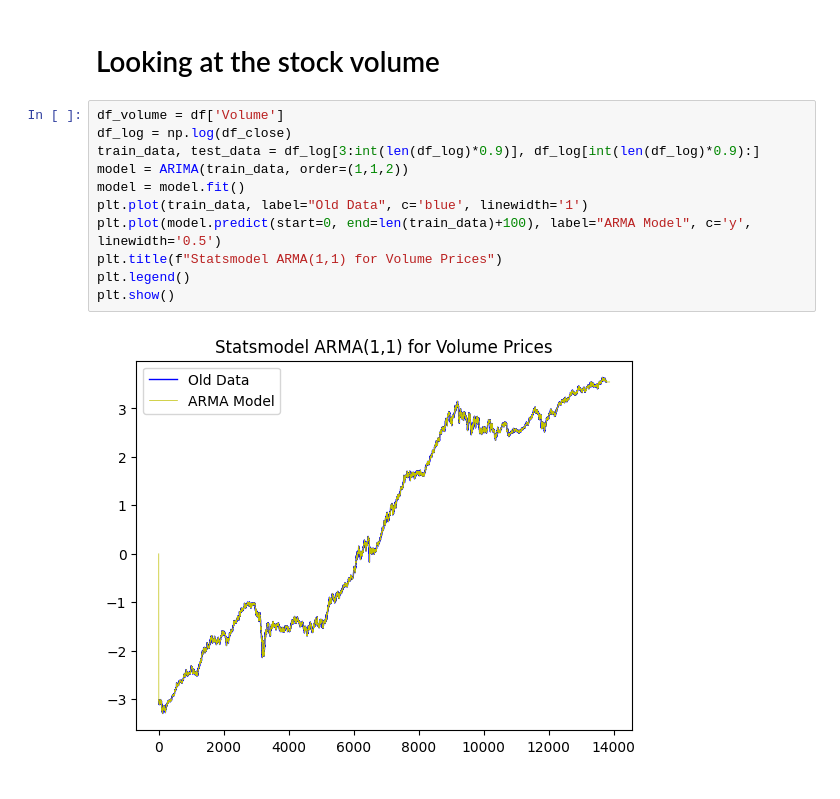
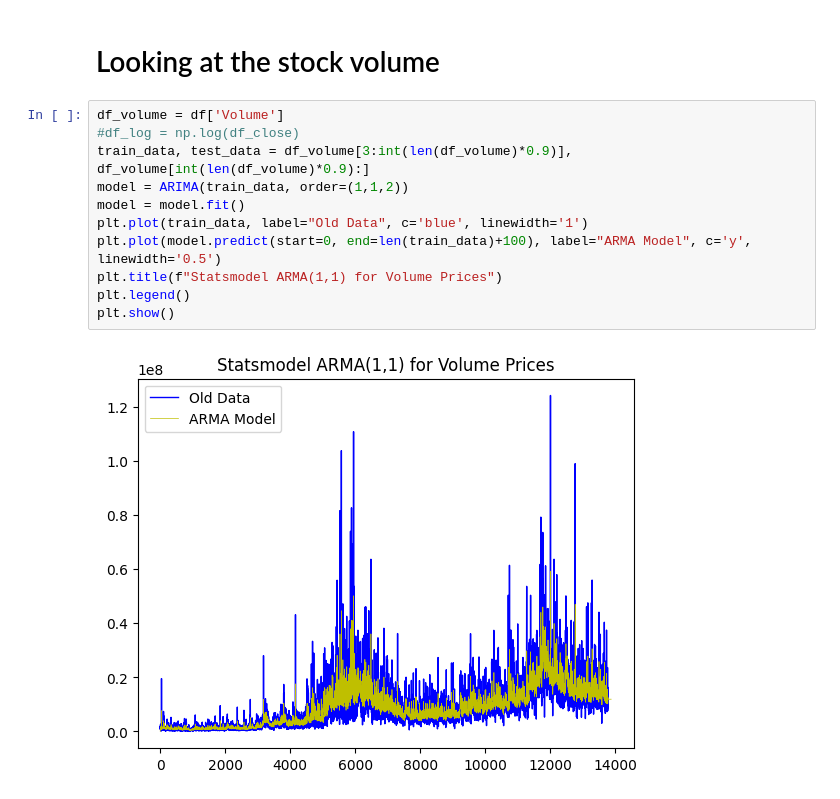
Before and after one commit to zachjoachim7/Volume3PortfolioPorject2, a Jupyter notebook: draft.ipynb, the cells around one changed output. Drawn from its saved outputs; the diff is of its cells as text.

Commit message:
changed from log scales to linear scales in the graphs

```diff
--- a/draft.ipynb
+++ b/draft.ipynb
@@ -198,14 +198,14 @@ fig.set_size_inches(16, 9)
 # Looking at the stock volume
 # %%
 df_volume = df['Volume']
-df_log = np.log(df_close)
-train_data, test_data = df_log[3:int(len(df_log)*0.9)], df_log[int(len(df_log)*0.9):]
+#df_log = np.log(df_close)
+train_data, test_data = df_volume[3:int(len(df_volume)*0.9)], df_volume[int(len(df_volume)*0.9):]
 model = ARIMA(train_data, order=(1,1,2))
 model = model.fit()
 plt.plot(train_data, label="Old Data", c='blue', linewidth='1')
 plt.plot(model.predict(start=0, end=len(train_data)+100), label="ARMA Model", c='y', linewidth='0.5')
 plt.title(f"Statsmodel ARMA(1,1) for Volume Prices")
 plt.legend()
 plt.show()
 # %% [output]
-[figure, old version]
+[figure, new version]
```
Also changed, not shown: parts of 5 cells of this notebook.
